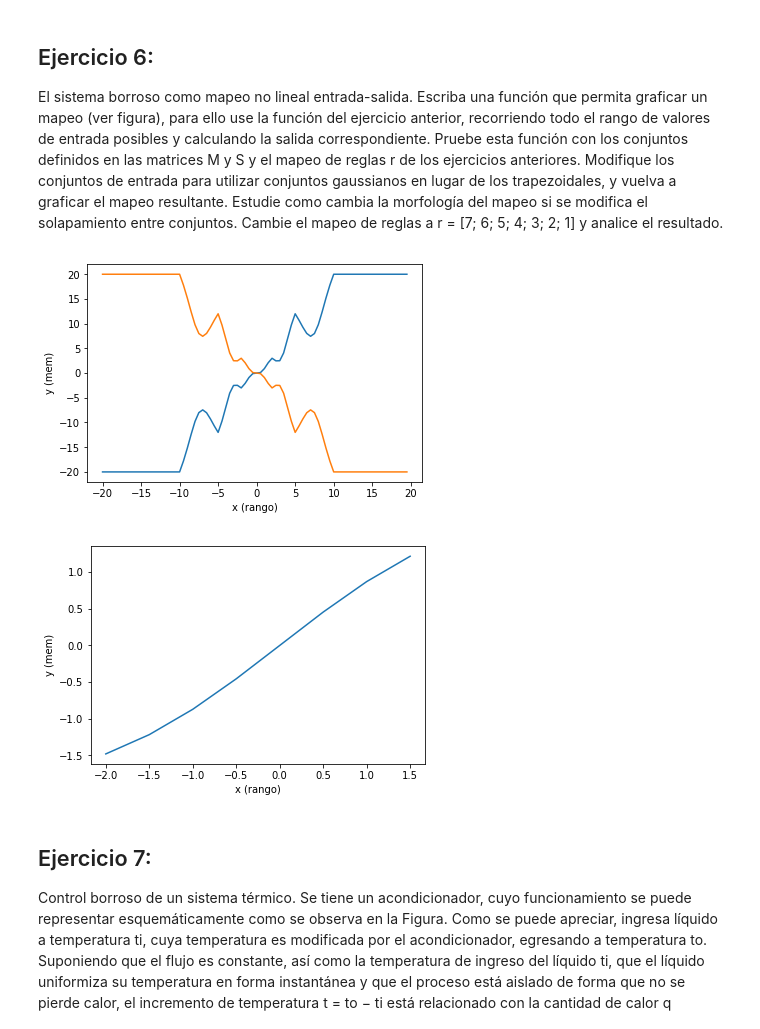
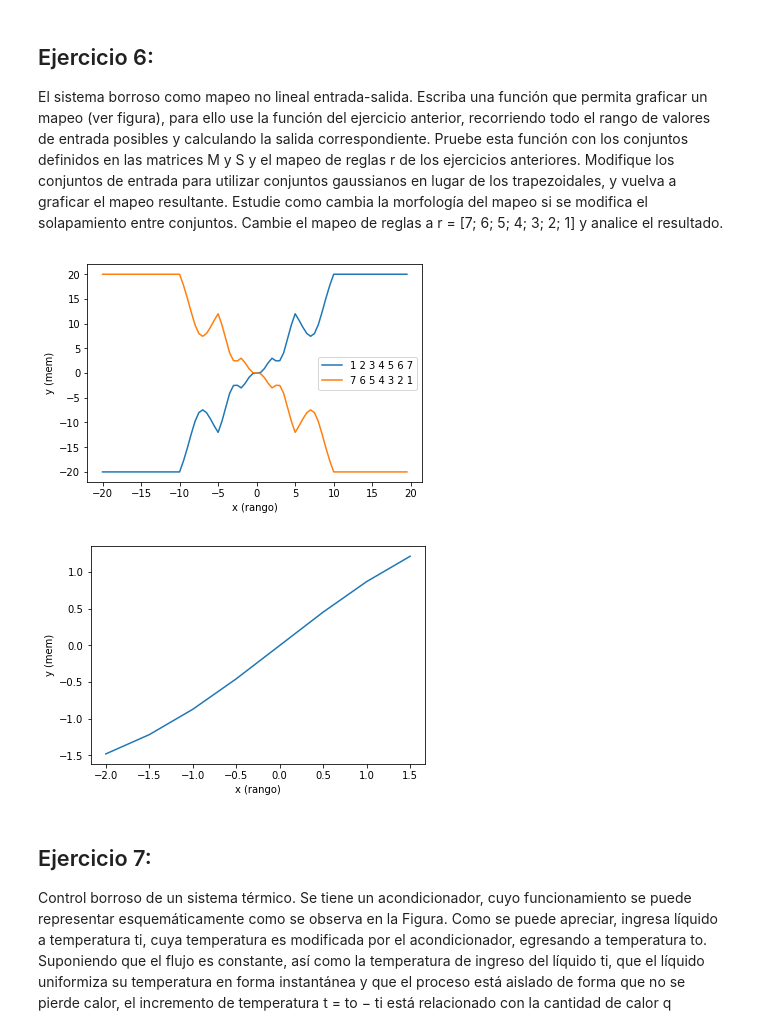
Before and after one commit to jeremias-ramirez/Inteligencia-Computacional, a Jupyter notebook: Práctica/guia3/Trabajo Practico 3.ipynb, the cells around one changed output. Saved outputs shown, nothing was run; the diff lists cells and outputs as text; code cells hidden in the pictures.

```diff
--- a/Práctica/guia3/Trabajo Practico 3.ipynb
+++ b/Práctica/guia3/Trabajo Practico 3.ipynb
@@ -211,34 +216,35 @@ Modifique los conjuntos de entrada para utilizar conjuntos gaussianos en lugar d
 # %%
 import numpy as np
 from matplotlib import pyplot as plt
 import membresia as mem
 
 
 M = np.array([[-20, -20, -10, -5], [-10, -5, -5, -2], [-5, -2, -2, 0], [-2, 0, 0, 2], [0, 2, 2, 5], [2, 5, 5, 10], [5, 10, 20, 20]])
 S = np.array([[-7,-5, -5, -3], [-5, -3, -3, -1], [-3, -1, -1, 0], [-1, 0, 0, 1], [0, 1, 1, 3], [1, 3 , 3, 5], [3, 5, 5, 7]])
 r = np.array([1, 2, 3, 4, 5 ,6 , 7])
 x = np.arange(-20, 20, 0.5)
 y = mem.sistemaBorrosoMap(x, r, M, S, 1)
 r2 = np.array([7, 6, 5, 4, 3 ,2 , 1])
 y2 = mem.sistemaBorrosoMap(x, r2, M, S, 1)
 plt.figure(1)
 plt.plot(x, y, x, y2)
 plt.xlabel("x (rango)")
 plt.ylabel("y (mem)")
+plt.legend(("1 2 3 4 5 6 7", "7 6 5 4 3 2 1"), loc = "center right")
 
 M2 = np.array([[-2, 1], [-1, 1], [0, 1], [1, 1], [2, 1]])
 S2 = np.array([[-2, 1], [-1, 1], [0, 1], [1, 1], [2, 1]])
 r2 = np.array([1, 2, 3, 4, 5])
 x = np.arange(-2, 2, 0.5)
 y2 = mem.sistemaBorrosoMap(x, r2, M2, S2, 2)
 
 plt.figure(2)
 plt.plot(x, y2)
 plt.xlabel("x (rango)")
 plt.ylabel("y (mem)")
 plt.show()
 # %% [output]
-[figure, old version]
+[figure, new version]
 [figure]
 # %% [markdown]
 ## Ejercicio 7:
```
Also changed, not shown: parts of 4 cells of this notebook, 1 other file.
